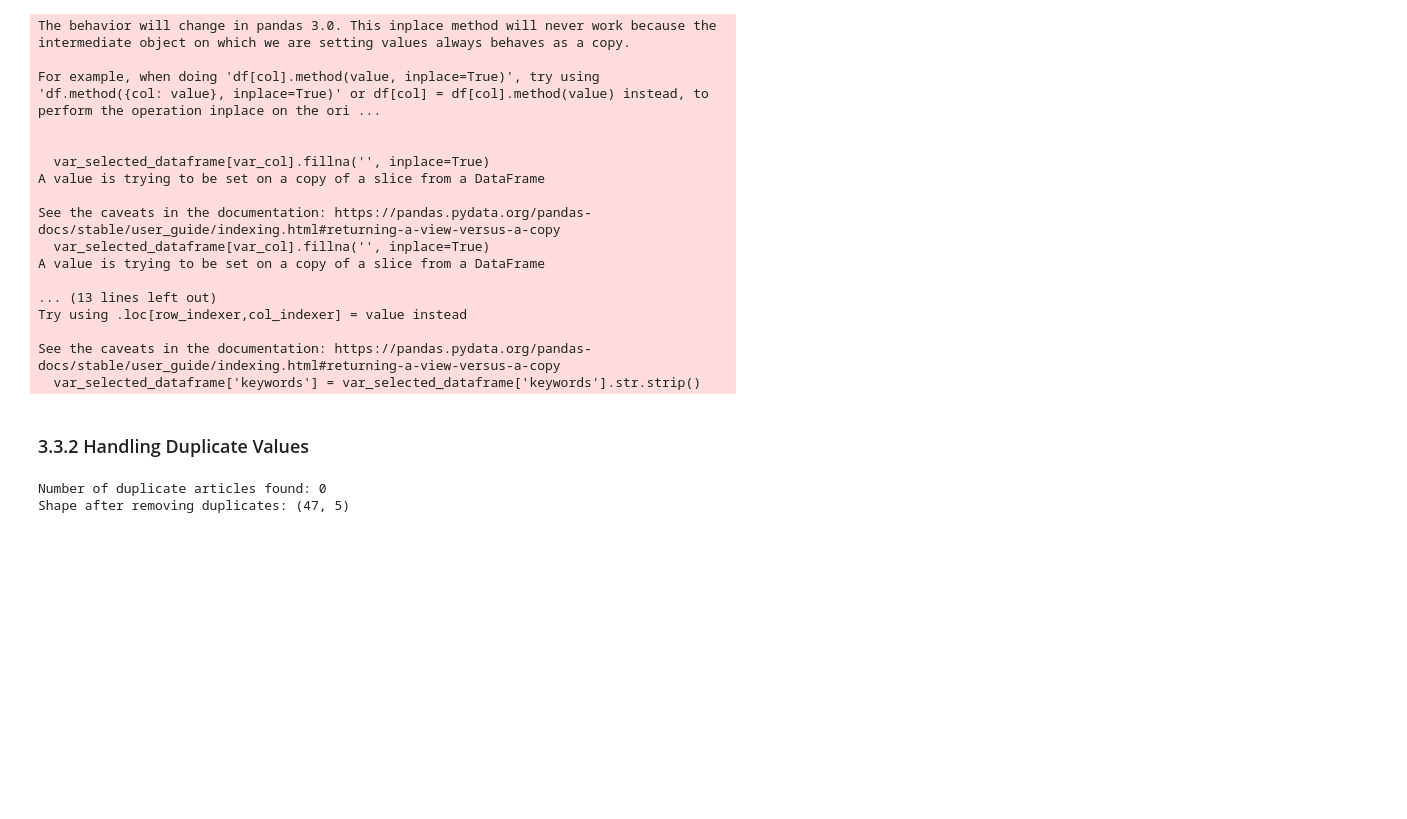
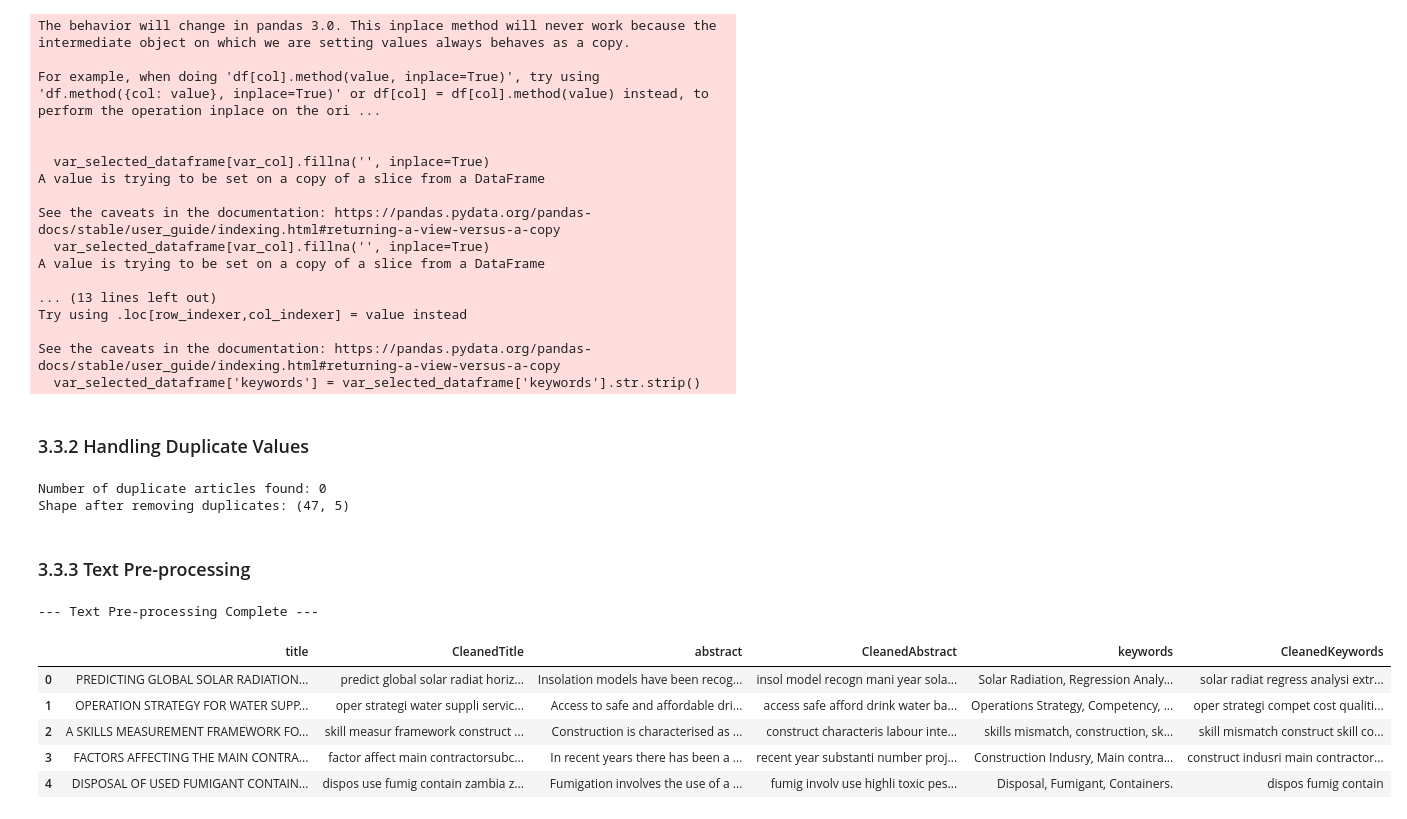
Before and after one commit to Alpha-Male-Dennis/4792_Data-Mining-Group-18, a Jupyter notebook: CSC_4792_Project_G18.ipynb, the cells around one changed output. Drawn from its saved outputs; the diff is of its cells as text; code cells hidden in the pictures; blank space fills up the shorter version.

Commit message:
[DP] Added  Text Pre-processing

```diff
--- a/CSC_4792_Project_G18.ipynb
+++ b/CSC_4792_Project_G18.ipynb
@@ -343,3 +343,58 @@ print(f"Shape after removing duplicates: {var_preprocessed_dataframe.shape}")
 # %% [output]
 Number of duplicate articles found: 0
 Shape after removing duplicates: (47, 5)
+# %% [markdown]
+### 3.3.3 Text Pre-processing
+# %%
+def fxn_convert_to_lowercase(var_text):
+    if isinstance(var_text, str):
+        return var_text.lower()
+    return ""
+
+def fxn_remove_punctuation(var_text):
+    if isinstance(var_text, str):
+        return "".join([var_char for var_char in var_text if var_char not in string.punctuation])
+    return ""
+
+def fxn_remove_stopwords(var_text):
+    if isinstance(var_text, str):
+        var_tokens = word_tokenize(var_text)
+        var_stop_words = set(stopwords.words('english'))
+        var_filtered_tokens = [var_word for var_word in var_tokens if var_word not in var_stop_words]
+        return " ".join(var_filtered_tokens)
+    return ""
+
+def fxn_stem_text(var_text):
+    if isinstance(var_text, str):
+        var_tokens = word_tokenize(var_text)
+        var_stemmer = PorterStemmer()
+        var_stemmed_tokens = [var_stemmer.stem(var_word) for var_word in var_tokens]
+        return " ".join(var_stemmed_tokens)
+    return ""
+
+
+def fxn_preprocess_text_pipeline(var_text):
+    if not isinstance(var_text, str):
+        return ""
+    var_processed_text = fxn_convert_to_lowercase(var_text)
+    var_processed_text = fxn_remove_punctuation(var_processed_text)
+    var_processed_text = fxn_remove_stopwords(var_processed_text)
+    var_processed_text = fxn_stem_text(var_processed_text)
+    return var_processed_text
+
+# Apply the preprocessing pipeline to the relevant text columns
+var_preprocessed_dataframe['CleanedTitle'] = var_preprocessed_dataframe['title'].apply(fxn_preprocess_text_pipeline)
+var_preprocessed_dataframe['CleanedAbstract'] = var_preprocessed_dataframe['abstract'].apply(fxn_preprocess_text_pipeline)
+var_preprocessed_dataframe['CleanedKeywords'] = var_preprocessed_dataframe['keywords'].apply(fxn_preprocess_text_pipeline)
+
+print("--- Text Pre-processing Complete ---")
+# Display the original and cleaned columns for comparison
+display(var_preprocessed_dataframe[['title', 'CleanedTitle', 'abstract', 'CleanedAbstract', 'keywords', 'CleanedKeywords']].head())
+# %% [output]
+--- Text Pre-processing Complete ---
+|  | title | CleanedTitle | abstract | CleanedAbstract | keywords | CleanedKeywords |
+| 0 | PREDICTING GLOBAL SOLAR RADIATION... | predict global solar radiat horiz... | Insolation models have been recog... | insol model recogn mani year sola... | Solar Radiation, Regression Analy... | solar radiat regress analysi extr... |
+| 1 | OPERATION STRATEGY FOR WATER SUPP... | oper strategi water suppli servic... | Access to safe and affordable dri... | access safe afford drink water ba... | Operations Strategy, Competency, ... | oper strategi compet cost qualiti... |
+| 2 | A SKILLS MEASUREMENT FRAMEWORK FO... | skill measur framework construct ... | Construction is characterised as ... | construct characteris labour inte... | skills mismatch, construction, sk... | skill mismatch construct skill co... |
+| 3 | FACTORS AFFECTING THE MAIN CONTRA... | factor affect main contractorsubc... | In recent years there has been a ... | recent year substanti number proj... | Construction Indusry, Main contra... | construct indusri main contractor... |
+| 4 | DISPOSAL OF USED FUMIGANT CONTAIN... | dispos use fumig contain zambia z... | Fumigation involves the use of a ... | fumig involv use highli toxic pes... | Disposal, Fumigant, Containers. | dispos fumig contain |
```
